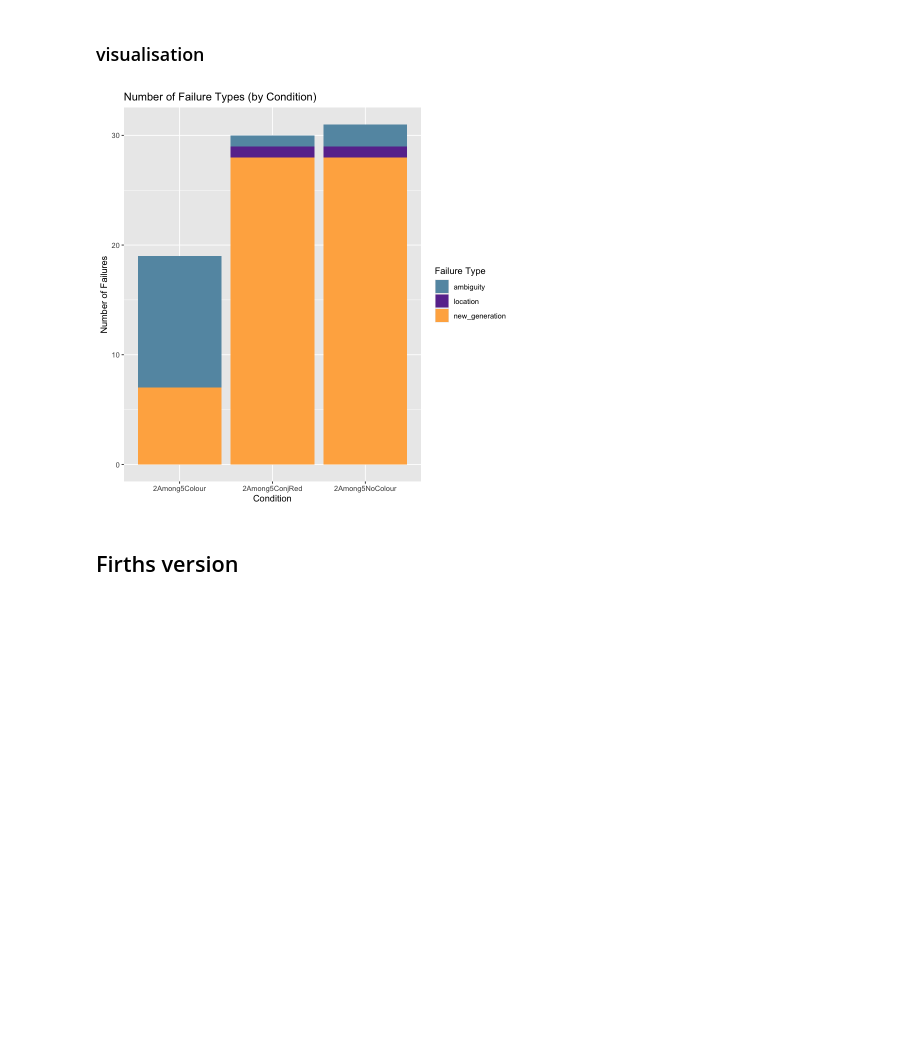
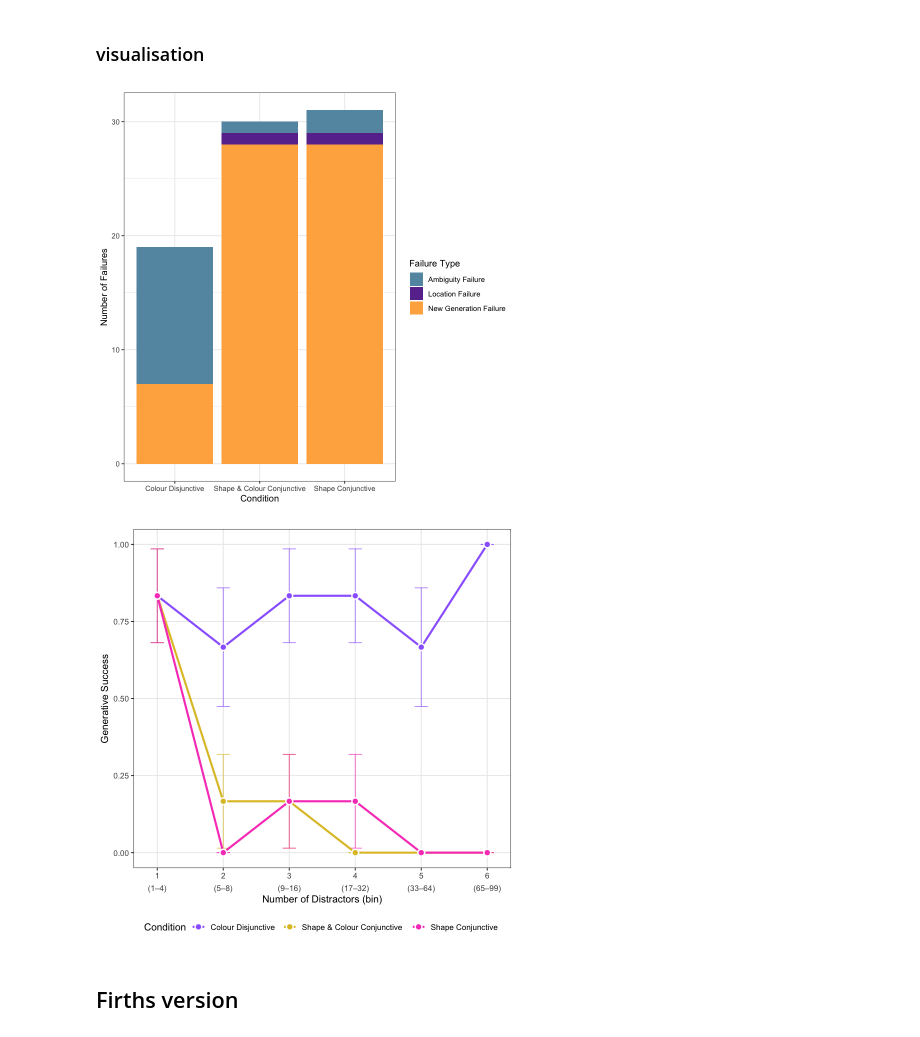
Before and after one commit to emmalerichter/VisualSearchLLM, a Jupyter notebook: Analysis/Hypothesis1R.ipynb, the cells around one changed output. Drawn from its saved outputs; the diff is of its cells as text; code cells hidden in the pictures; blank space fills up the shorter version.

Commit message:
editing of old results & figures for writeup

```diff
--- a/Analysis/Hypothesis1R.ipynb
+++ b/Analysis/Hypothesis1R.ipynb
@@ -25,12 +15,11 @@ The following objects are masked from ‘package:base’:
 # %%
 fulldata = read.csv("/Users/emmal/Library/CloudStorage/OneDrive-Personal/Documents/Schule/Cambridge/PART II/PBS5/CODE/VisualSearchLLM/veo_results/mergedVeo3.csv", stringsAsFactors =T)
 groupeddata = read.csv("/Users/emmal/Library/CloudStorage/OneDrive-Personal/Documents/Schule/Cambridge/PART II/PBS5/CODE/VisualSearchLLM/veo_results/generative_success.csv", stringsAsFactors = T)
-fulldataAS = read.csv("/Users/emmal/Desktop/CODE/VisualSearchLLM/Analysis/AmbiguityAsSuccess.csv", stringsAsFactors = T)
-groupeddataAS = read.csv("/Users/emmal/Desktop/CODE/VisualSearchLLM/Analysis/generative_success_AS.csv", stringsAsFactors = T)
+
 condition_labels <- c(
   "2Among5Colour"   = "Colour Disjunctive",
   "2Among5NoColour" = "Shape Conjunctive",
-  "2Among5ConjRed"  = "Shape + Colour Conjunctive"
+  "2Among5ConjRed"  = "Shape & Colour Conjunctive"
 )
 bin_labels <- c(
   "1"  = "1\n(1–4)",
@@ -285,16 +264,67 @@ alternative hypothesis: two.sided
 # %% [markdown]
 ### visualisation
 # %%
+failure_labels <- c(
+  "ambiguity" = "Ambiguity Failure",
+  "location"    = "Location Failure",
+  "new_generation" = "New Generation Failure"
+)
 ggplot(failures_df, aes(x = condition, fill = failure_type)) +
   geom_bar(position = "stack") +
-  scale_fill_pretty_d("Bold" ) +
-  labs(title = "Number of Failure Types (by Condition)",
-       x = "Condition",
-       y = "Number of Failures",
-       fill = "Failure Type") +
-  theme_gray()
+  scale_fill_pretty_d("Bold", labels = failure_labels ) +
+  scale_x_discrete(labels = condition_labels) +
+  labs(
+    x = "Condition",
+    y = "Number of Failures",
+    fill = "Failure Type"
+  ) +
+  theme_bw()
+
+groupeddata = groupeddataAS %>% filter(condition != "NoDistractors")
+ggplot(groupeddata,
+       aes(x      = bin,
+           y      = generative_success,
+           colour = condition)) +
+  geom_errorbar(aes(ymin = generative_success - se_success,
+                    ymax = generative_success + se_success),
+                width     = 0.2,
+                linewidth = 0.5,
+                alpha     = 0.7) +
+  geom_line(linewidth = 1.2) +
+  geom_point(size   = 3,
+             shape  = 21,
+             aes(fill = condition),
+             colour = "white",
+             stroke = 1.2) +
+  scale_colour_manual(
+    values = colours,
+    labels = condition_labels
+  ) +
+  scale_fill_manual(
+    values = colours,
+    labels = condition_labels
+  ) +
+  scale_x_continuous(
+    breaks = 1:6,
+    labels = bin_labels
+  ) +
+  labs(x      = "Number of Distractors (bin)",
+       y      = "Generative Success",
+       colour = "Condition",
+       fill   = "Condition") +
+  theme_minimal(base_size = 13) +
+  theme_bw(base_size = 12)+
+  theme(
+    legend.position  = "bottom",
+    strip.text       = element_text(face = "bold", size = 12),
+    panel.grid.minor = element_blank(),
+    panel.spacing    = unit(1.5, "lines"),
+    plot.title       = element_text(face = "bold", hjust = 0.5),
+    axis.text.x      = element_text(lineheight = 1.3)
+  )
 # %% [output]
-[figure, old version]
+[figure, new version]
+[figure, added]
 # %% [markdown]
 ## Firths version
 # %% [markdown]
```
Also changed, not shown: parts of 22 cells of this notebook, 44 other files.
